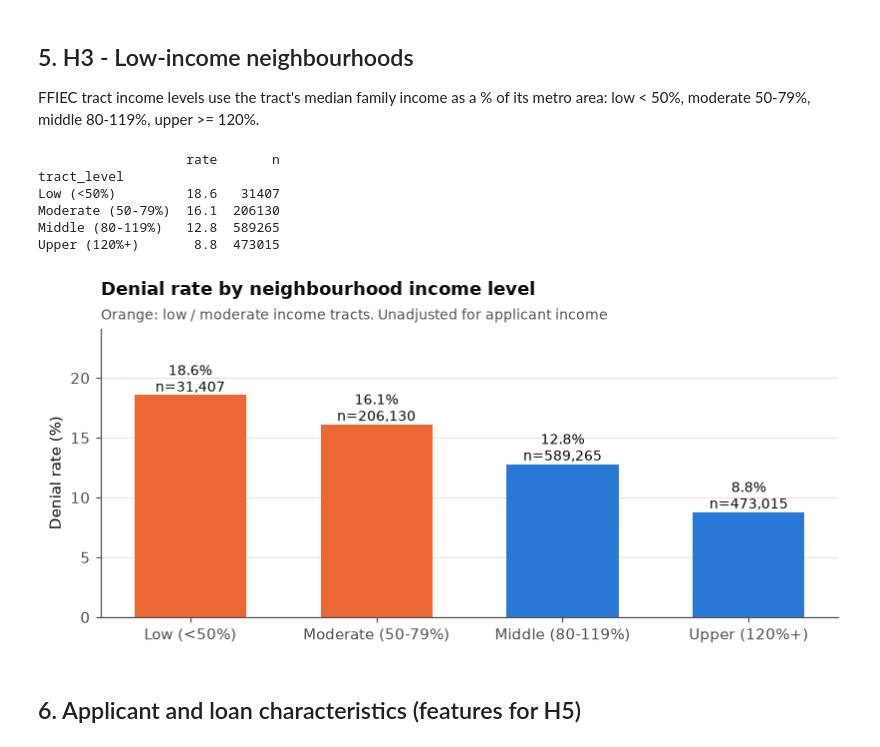
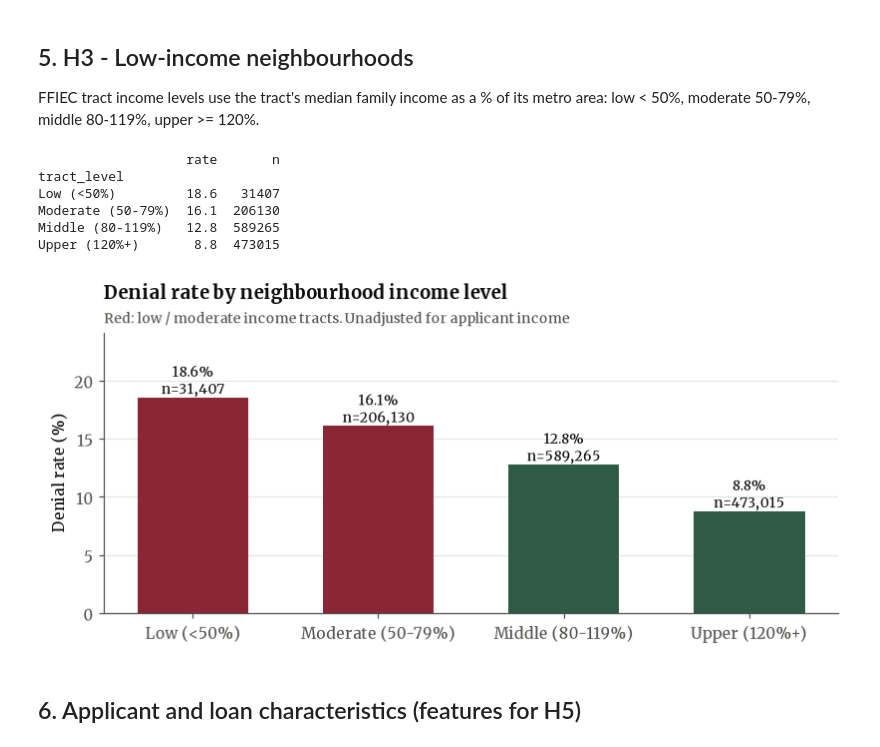
Before and after one commit to Rishhhhub/fair-mortgage-approval, a Jupyter notebook: notebooks/01_eda.ipynb, the cells around one changed output. Drawn from its saved outputs; the diff is of its cells as text; code cells hidden in the pictures.

Commit message:
Report rebuilt with final charts (colour wording fixed); notebooks re-run with Merriweather charts, results unchanged
Co-Authored-By: Claude Sonnet 5.5 <noreply@anthropic.com>

```diff
--- a/notebooks/01_eda.ipynb
+++ b/notebooks/01_eda.ipynb
@@ -32,9 +32,12 @@ FIG = ROOT / "reports" / "figures"
 FIG.mkdir(parents=True, exist_ok=True)
 
 # ---- chart style (one place, so every figure looks the same) ----------------
-BLUE, ORANGE = "#2a78d6", "#eb6834"          # blue = default, orange = the thing we highlight
+BLUE, ORANGE = "#2F5A45", "#8B2635"          # blue = default, orange = the thing we highlight
 INK, MUTED, GRID = "#0b0b0b", "#52514e", "#e6e5e1"
-plt.rcParams.update({
+from matplotlib import font_manager as _fm
+for _p in Path.home().glob("AppData/Local/Microsoft/Windows/Fonts/Merriweather-*.ttf"):
+    _fm.fontManager.addfont(str(_p))
+plt.rcParams.update({"font.family": ["Merriweather", "DejaVu Serif", "serif"],
     "figure.dpi": 110, "savefig.dpi": 300, "font.size": 10, "axes.edgecolor": MUTED, "axes.labelcolor": INK,
     "xtick.color": MUTED, "ytick.color": MUTED, "text.color": INK,
     "axes.spines.top": False, "axes.spines.right": False,
@@ -233,7 +236,7 @@ print(t.assign(rate=t.rate.round(3)).to_string(index=False))
 pv = t.pivot(index="dti_group", columns="race_grp", values="rate")[["White", "Asian", "Black"]] * 100
 fig, ax = plt.subplots(figsize=(8, 3.8))
 w = 0.26
-for k, (grp, col) in enumerate(zip(["White", "Asian", "Black"], [BLUE, "#1baf7a", ORANGE])):
+for k, (grp, col) in enumerate(zip(["White", "Asian", "Black"], [BLUE, "#555555", ORANGE])):
     xs = np.arange(len(pv)) + (k - 1) * w
     ax.bar(xs, pv[grp], width=w * 0.92, color=col, label=grp)
     for x, v in zip(xs, pv[grp]):
@@ -259,25 +262,25 @@ FFIEC tract income levels use the tract's median family income as a % of its met
 # %%
 d = df.dropna(subset=["tract_to_msa_income_percentage"]).copy()
 d = d[d.tract_to_msa_income_percentage > 0]                      # 0 = tract income unavailable in HMDA
 d["tract_level"] = pd.cut(d.tract_to_msa_income_percentage, [0, 49.99, 79.99, 119.99, 1000],
                           labels=["Low (<50%)", "Moderate (50-79%)", "Middle (80-119%)", "Upper (120%+)"])
 t = d.groupby("tract_level", observed=True).agg(rate=("denied", "mean"), n=("denied", "size"))
 print(t.assign(rate=(t.rate * 100).round(1)).to_string())
 
 fig, ax = plt.subplots(figsize=(7.5, 3.6))
 ax.bar(t.index.astype(str), t.rate * 100, color=[ORANGE, ORANGE, BLUE, BLUE], width=0.6)
 for i, (v, n) in enumerate(zip(t.rate * 100, t.n)):
     ax.text(i, v + 0.3, f"{v:.1f}%\nn={n:,}", ha="center", fontsize=9)
 ax.set_ylabel("Denial rate (%)"); ax.set_ylim(0, t.rate.max() * 100 * 1.3); ax.grid(axis="x", visible=False)
-finish(ax, "Denial rate by neighbourhood income level", "Orange: low / moderate income tracts. Unadjusted for applicant income", "07_denial_by_tract_income")
+finish(ax, "Denial rate by neighbourhood income level", "Red: low / moderate income tracts. Unadjusted for applicant income", "07_denial_by_tract_income")
 # %% [output]
                    rate       n
 tract_level
 Low (<50%)         18.6   31407
 Moderate (50-79%)  16.1  206130
 Middle (80-119%)   12.8  589265
 Upper (120%+)       8.8  473015
-[figure, old version]
+[figure, new version]
 # %% [markdown]
 ## 6. Applicant and loan characteristics (features for H5)
 # %%
```
Also changed, not shown: parts of 9 cells of this notebook, 4 other files.
